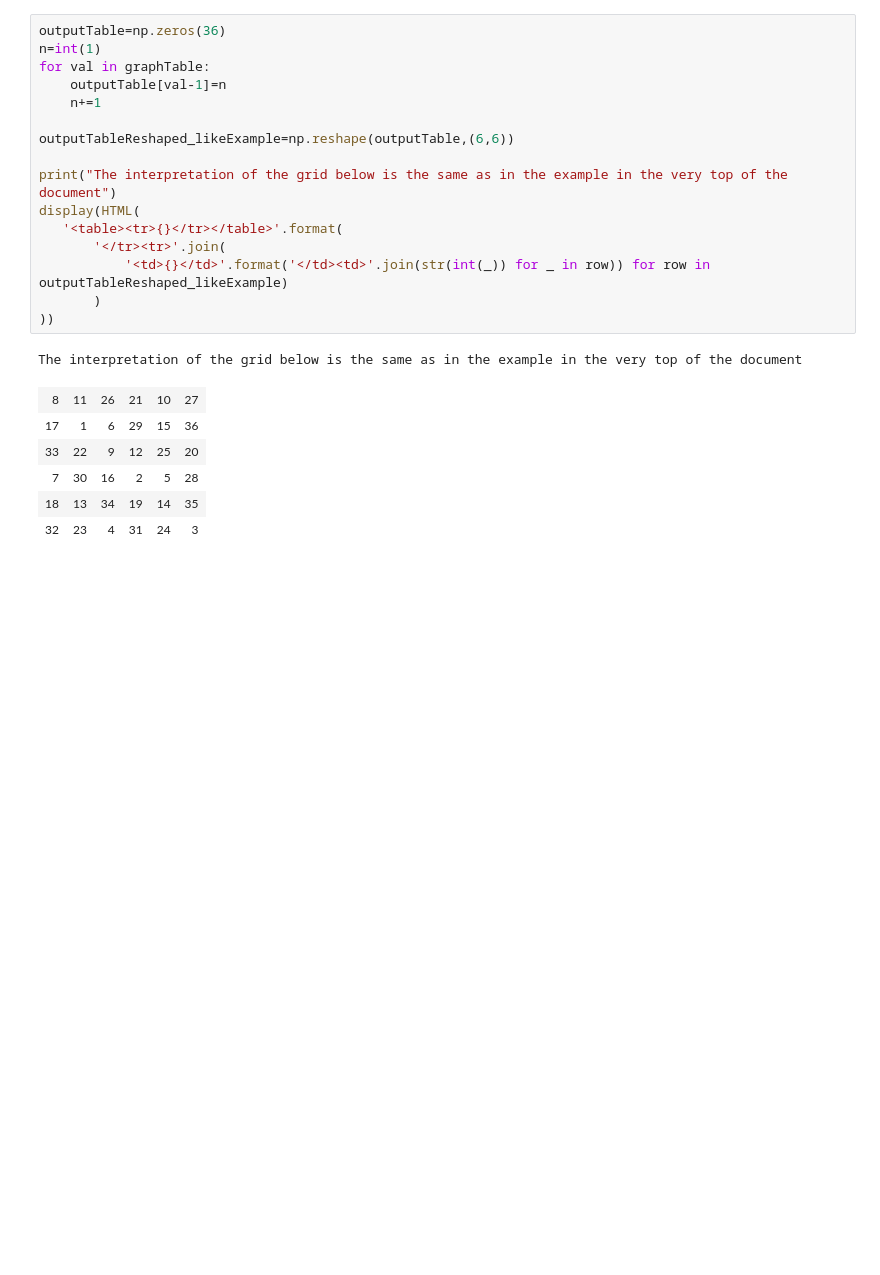
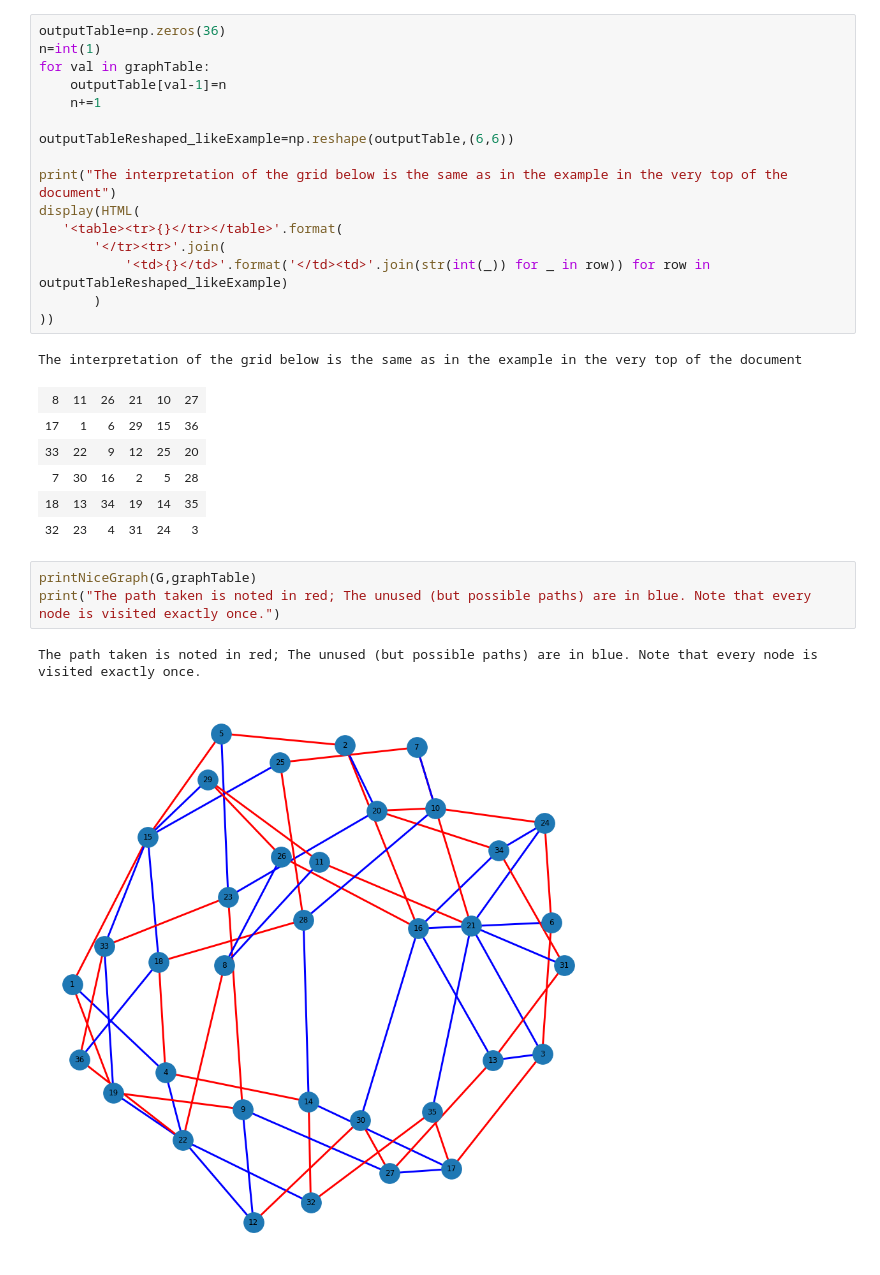
Before and after one commit to forsnacke/hamiltonianPath, a Jupyter notebook: findHamiltonianPath.ipynb, the cells around one changed output. Drawn from its saved outputs; the diff is of its cells as text; blank space fills up the shorter version.

```diff
--- a/findHamiltonianPath.ipynb
+++ b/findHamiltonianPath.ipynb
@@ -123,3 +162,9 @@ The interpretation of the grid below is the same as in the example in the very t
 | 7 | 30 | 16 | 2 | 5 | 28 |
 | 18 | 13 | 34 | 19 | 14 | 35 |
 | 32 | 23 | 4 | 31 | 24 | 3 |
+# %%
+printNiceGraph(G,graphTable)
+print("The path taken is noted in red; The unused (but possible paths) are in blue. Note that every node is visited exactly once.")
+# %% [output]
+The path taken is noted in red; The unused (but possible paths) are in blue. Note that every node is visited exactly once.
+[figure, added]
```
Also changed, not shown: parts of 8 cells of this notebook.
